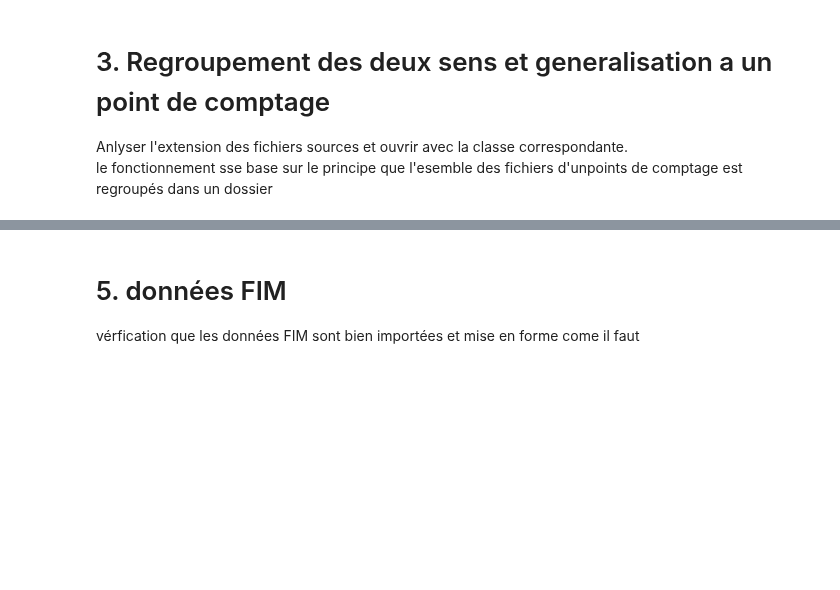
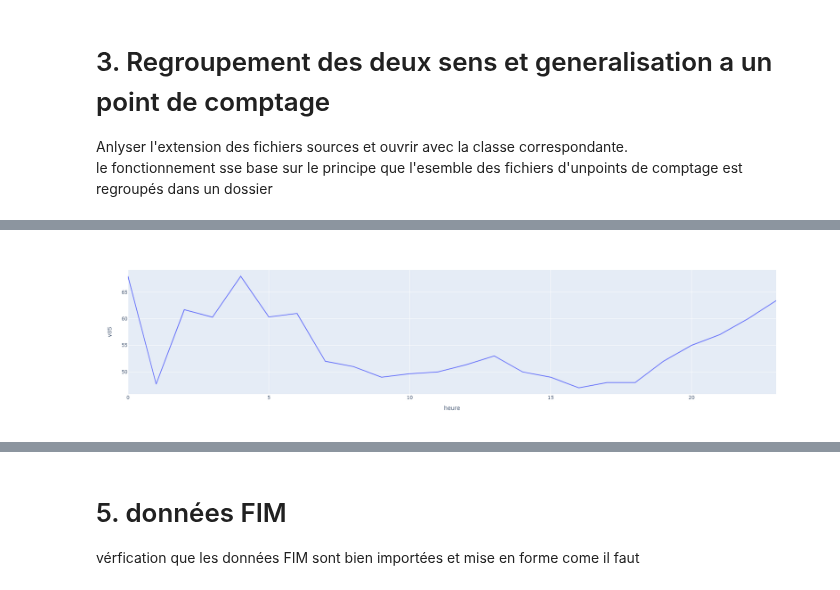
Before and after one commit to nantodevison/otv, a Jupyter notebook: otv/Transfert_Donnees/Fichiers_sources.ipynb, the cells around one changed output, grey strips where cells are left out. Cells and saved outputs as stored; diff of their text form; code cells hidden in the pictures; blank space fills up the shorter version.

```diff
--- a/otv/Transfert_Donnees/Fichiers_sources.ipynb
+++ b/otv/Transfert_Donnees/Fichiers_sources.ipynb
@@ -86,0 +157,10 @@ dicoJournalier['mjo']['2sens']['graph']
+# %%
+data=cpt.dfMoyenne[['jour','heure','sens','v85']].drop_duplicates()
+data=data.loc[(data.jour==0) & (data.sens=='sens1')]
+traf=cpt.dfMoyenne.loc[(cpt.dfMoyenne.jour==0) & (cpt.dfMoyenne.sens=='sens1') & (cpt.dfMoyenne.type_veh.isin(('vl','pl','2r')))][['jour','heure','sens','type_veh','nbVeh']]
+fig1 = px.line(data,x='heure', y='v85')
+fig2 = px.bar(x=traf.heure, y=traf.nbVeh, color=traf.type_veh,barmode='group' )
+# %%
+fig1
+# %% [output]
+[figure, added]
```
Also changed, not shown: parts of 24 cells of this notebook, 1 other file.
